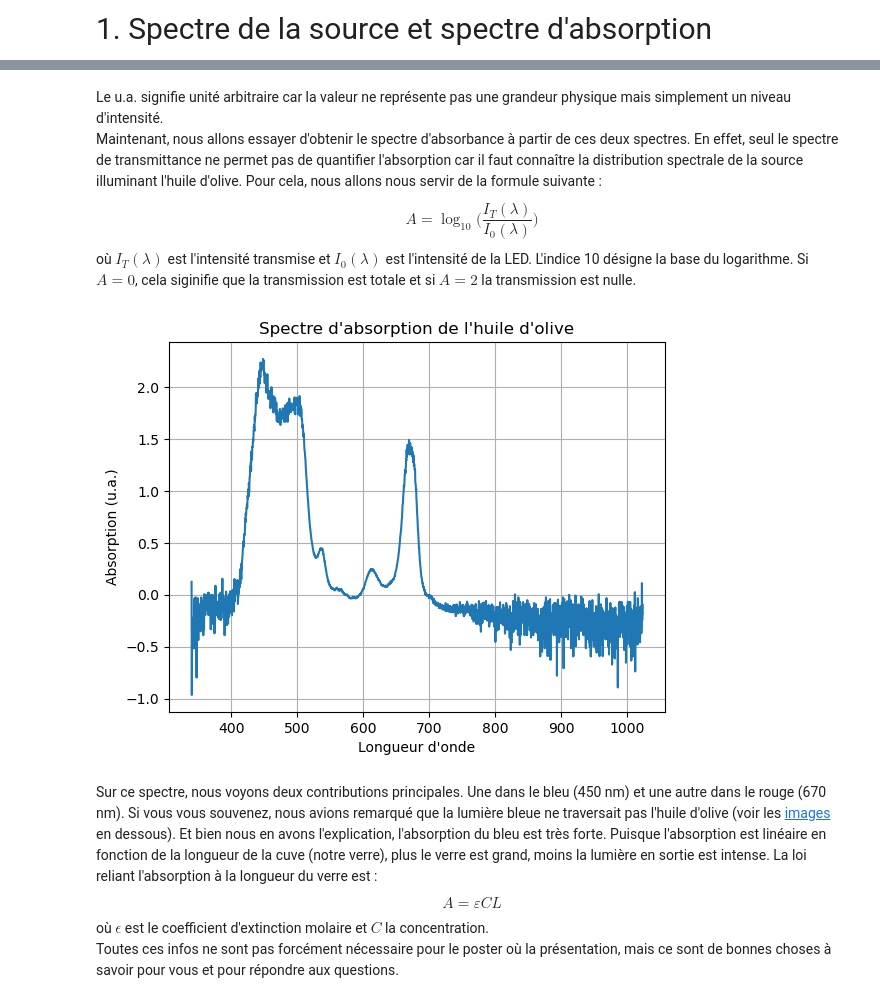
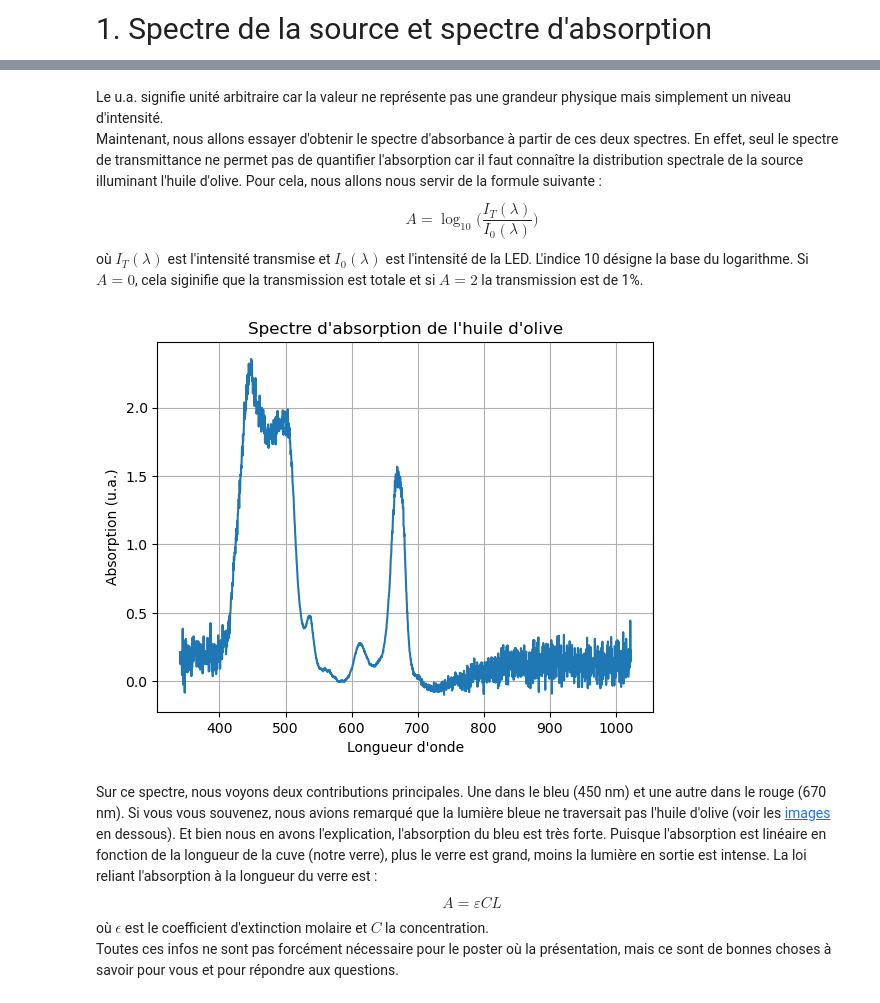
Before and after one commit to ltoguh/fluorescence_project_cordees_2026, a Jupyter notebook: fluo_cordees.ipynb, the cells around one changed output, grey strips where cells are left out. Cells and saved outputs as stored; diff of their text form; code cells hidden in the pictures.

```diff
--- a/fluo_cordees.ipynb
+++ b/fluo_cordees.ipynb
@@ -9,7 +9,7 @@ import numpy as np
 # sep='\s+' : sépare par espaces ou tabulations
 # decimal=',' : indique que les nombres utilisent la virgule comme séparateur décimal
 # comment='>' : ignore les lignes qui commencent par '>' (comme >>>>>End)
-df = pd.read_csv("data/CORDEES8_HUILE.txt",
+df_tr = pd.read_csv("data/CORDEES8_HUILE.txt",
                  sep='\s+',
                  header=None,
                  decimal=',',
@@ -17,7 +17,7 @@ df = pd.read_csv("data/CORDEES8_HUILE.txt",
 
 # Plot
 plt.figure(2)
-plt.plot(df[0], df[1], linestyle='-')
+plt.plot(df_tr[0], df_tr[1], linestyle='-')
 plt.xlabel("Longueur d'onde")
 plt.ylabel("Intensité transmise (u.a.)")
 plt.title("Spectre de la LED blanche")
@@ -60,17 +60,19 @@ plt.show()
 # %% [markdown]
 Le u.a. signifie unité arbitraire car la valeur ne représente pas une grandeur physique mais simplement un niveau d'intensité. <br>
 Maintenant, nous allons essayer d'obtenir le spectre d'absorbance à partir de ces deux spectres. En effet, seul le spectre de transmittance ne permet pas de quantifier l'absorption car il faut connaître la distribution spectrale de la source illuminant l'huile d'olive. Pour cela, nous allons nous servir de la formule suivante : $$ A = \log_{10}\bigg (\frac{I_T(\lambda)}{I_0(\lambda)}\bigg) $$
-où $I_T(\lambda)$ est l'intensité transmise et $I_0(\lambda)$ est l'intensité de la LED. L'indice 10 désigne la base du logarithme. Si $A=0$, cela siginifie que la transmission est totale et si $A=2$ la transmission est nulle.
+où $I_T(\lambda)$ est l'intensité transmise et $I_0(\lambda)$ est l'intensité de la LED. L'indice 10 désigne la base du logarithme. Si $A=0$, cela siginifie que la transmission est totale et si $A=2$ la transmission est de 1%.
 # %%
+A=-np.log10((0.75*(df_tr[1]-190))/(df_led[1]-190))
+
 plt.figure(4)
-plt.plot(df_led[0], -np.log10((0.8*df[1]-150)/(df_led[1]-200)),  linestyle='-')
+plt.plot(df_led[0], A,  linestyle='-')
 plt.xlabel("Longueur d'onde")
 plt.ylabel("Absorption (u.a.)")
 plt.title("Spectre d'absorption de l'huile d'olive")
 plt.grid(True)
 plt.show()
 # %% [output]
-[figure, old version]
+[figure, new version]
 # %% [markdown]
 Sur ce spectre, nous voyons deux contributions principales. Une dans le bleu (450 nm) et une autre dans le rouge (670 nm). Si vous vous souvenez, nous avions remarqué que la lumière bleue ne traversait pas l'huile d'olive (voir les <a href="#images_huile_bleu" >images</a> en dessous). Et bien nous en avons l'explication, l'absorption du bleu est très forte. Puisque l'absorption est linéaire en fonction de la longueur de la cuve (notre verre), plus le verre est grand, moins la lumière en sortie est intense. La loi reliant l'absorption à la longueur du verre est : $$ A=\varepsilon C L$$ où $\epsilon$ est le coefficient d'extinction molaire et $C$ la concentration. <br>
 Toutes ces infos ne sont pas forcément nécessaire pour le poster où la présentation, mais ce sont de bonnes choses à savoir pour vous et pour répondre aux questions.
```
Also changed, not shown: parts of 7 cells of this notebook, 3 other files.
